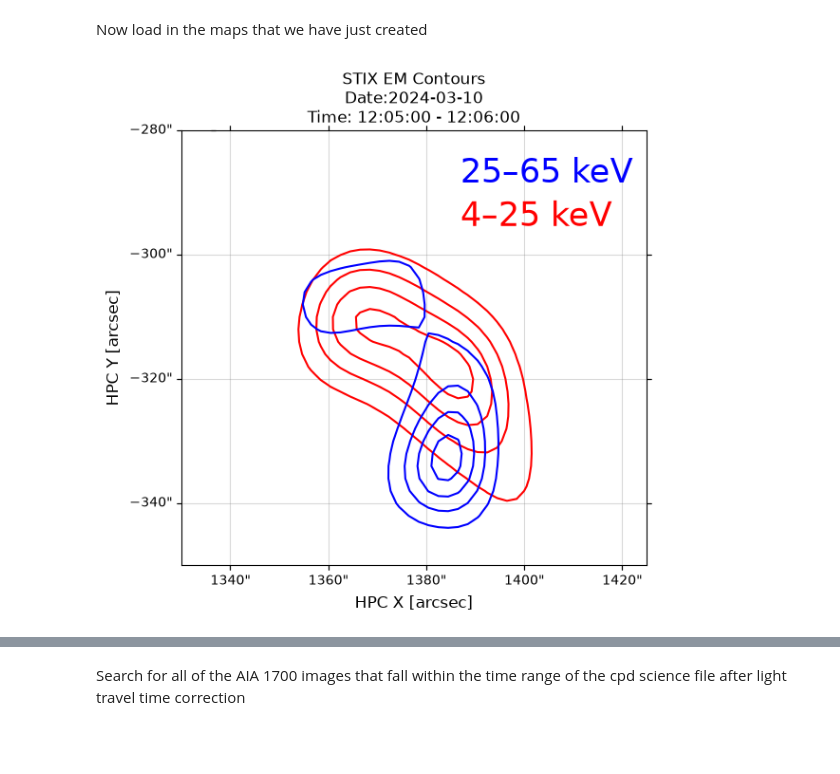
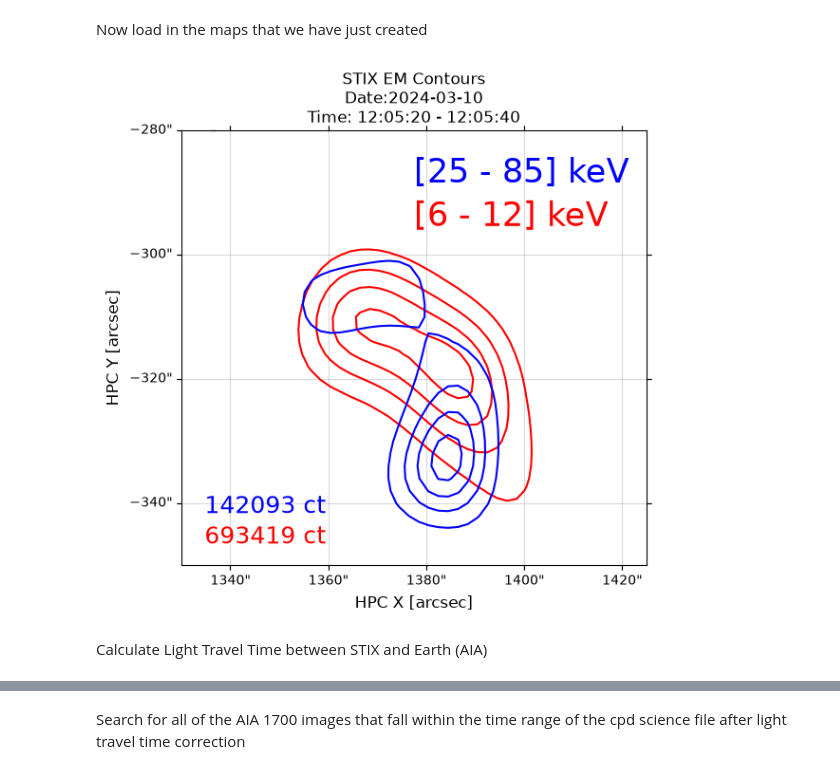
Before and after one commit to soler-he/sunkit-spex_demo, a Jupyter notebook: imaging/SOLER_xray_imaging_workflow.ipynb, the cells around one changed output, grey strips where cells are left out. Saved outputs shown, nothing was run; the diff lists cells and outputs as text; code cells hidden in the pictures; blank space fills up the shorter version.

```diff
--- a/imaging/SOLER_xray_imaging_workflow.ipynb
+++ b/imaging/SOLER_xray_imaging_workflow.ipynb
@@ -547,18 +547,21 @@ Now that the maps have been created, we can read them back in as sunpy maps and
 
 First, use the functionalised version of the above process to create maps for the same timeframe for the thermal [6-15]keV and the non-thermal [25-85]keV.
 # %%
+thermal_energy_range = [6,12]*u.keV
+nonthermal_energy_range = [25,85]*u.keV
+
 
 maps_thermal = create_maps(cpd_sci,
                    cpd_bkg,
                    st,
                    et,
-                   energy_range=[6,12]*u.keV,
+                   energy_range=thermal_energy_range,
                    save_directory='./maps/')
 
 maps_nonthermal = create_maps(cpd_sci,
                    cpd_bkg,
                    st,
                    et,
-                   energy_range=[25,85]*u.keV,
+                   energy_range=nonthermal_energy_range,
                    save_directory='./maps/')
 # %% [output]
@@ -631,42 +638,62 @@ map_low.draw_contours(
 map_high.draw_contours(
     levels=levels_high,
     axes=ax,
     colors="blue",
     linewidths=1.5,
     label='25-65 keV')
 
-
-
 # Draw solar limb
 map_low.draw_limb(axes=ax, color="black", linewidth=1.5)
 
+
+# This section can be customiseed for different files and images to zoom in on a desired region
 xlims_world = [1330, 1425]*u.arcsec
 ylims_world = [-350, -280]*u.arcsec
 
 world_coords = SkyCoord(Tx=xlims_world, Ty=ylims_world, frame=map_low.coordinate_frame)
 pixel_coords_x, pixel_coords_y = map_low.wcs.world_to_pixel(world_coords)
 
 ax.set_xlim(pixel_coords_x)
 ax.set_ylim(pixel_coords_y)
-# Labels & title
-ax.set_title("STIX EM Contours\n Date:2024-03-10 \n Time: 12:05:00 - 12:06:00 ")
-
-ax.text(0.6, 0.78, "4–25 keV", color='red', fontsize=25,transform=ax.transAxes)
-ax.text(0.6, 0.88, "25–65 keV", color='blue', fontsize=25,transform=ax.transAxes)
 
 
-"2024-03-10T12:05:00", "2024-03-10T12:06:00"
+# Labels & title
+ax.set_title(f"STIX EM Contours\n Date:{ st.strftime('%Y-%m-%d')} \n Time: {st.strftime('%H:%M:%S')} - {et.strftime('%H:%M:%S')} ")
+
+
+ax.text(0.5, 0.78, f"[{int(thermal_energy_range[0].value)} - {int(thermal_energy_range[1].value)}] keV",
+        color='red',
+        fontsize=25,
+        transform=ax.transAxes)
+
+ax.text(0.5, 0.88, f"[{int(nonthermal_energy_range[0].value)} - {int(nonthermal_energy_range[1].value)}] keV",
+        color='blue',
+        fontsize=25,
+        transform=ax.transAxes)
+
+
+ax.text(0.05, 0.05, f"{int(maps_thermal['counts'].value)} {maps_thermal['counts'].unit}",
+        color='red',
+        fontsize=18,
+        transform=ax.transAxes)
+
+ax.text(0.05, 0.12, f"{int(maps_nonthermal['counts'].value)} {maps_nonthermal['counts'].unit}",
+        color='blue',
+        fontsize=18,
+        transform=ax.transAxes)
 
 ax.grid(color="gray", alpha=0.3)
 
 ax.set_xlabel("HPC X [arcsec]", fontsize=12)
 ax.set_ylabel("HPC Y [arcsec]", fontsize=12)
 
 plt.tight_layout()
 plt.show()
 
-fig.savefig('image.png',bbox_inches='tight')
+fig.savefig(f'{plot_directory}STIX_contour_plot.png',bbox_inches='tight')
 # %% [output]
-[figure, old version]
+[figure, new version]
+# %% [markdown]
+Calculate Light Travel Time between STIX and Earth (AIA)
 # %%
 ltc = ltc_calc(st)
```
Also changed, not shown: parts of 15 cells of this notebook.
